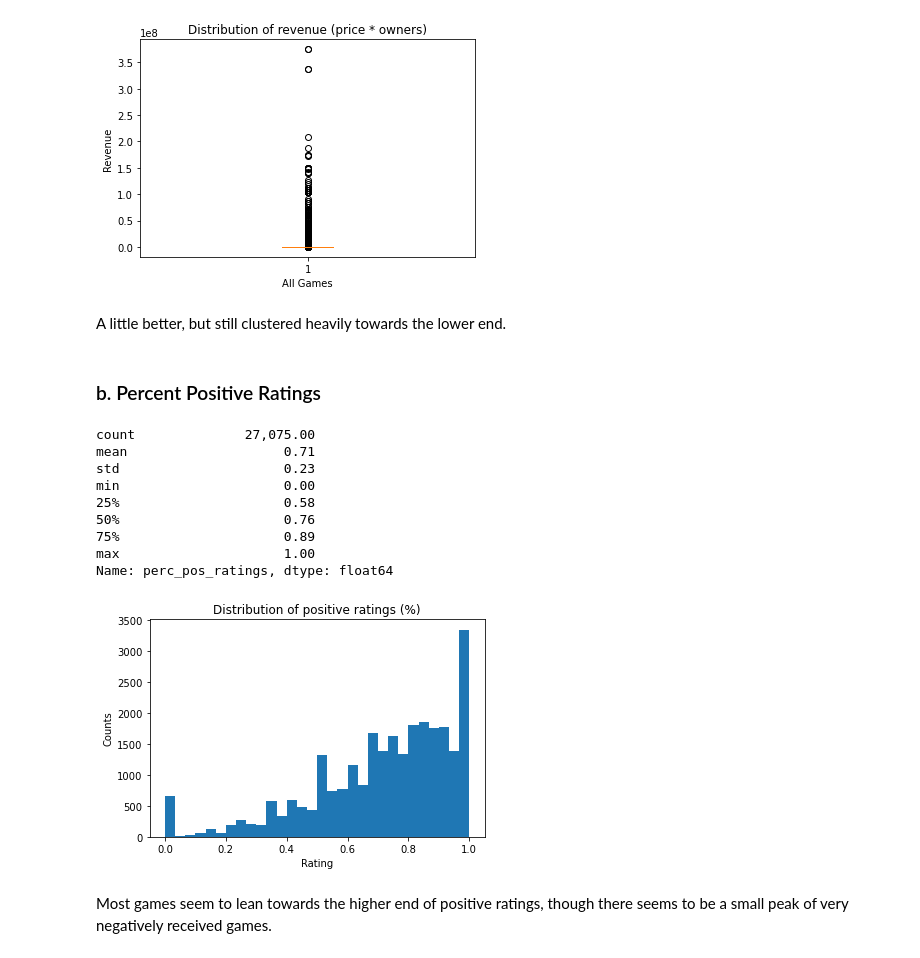
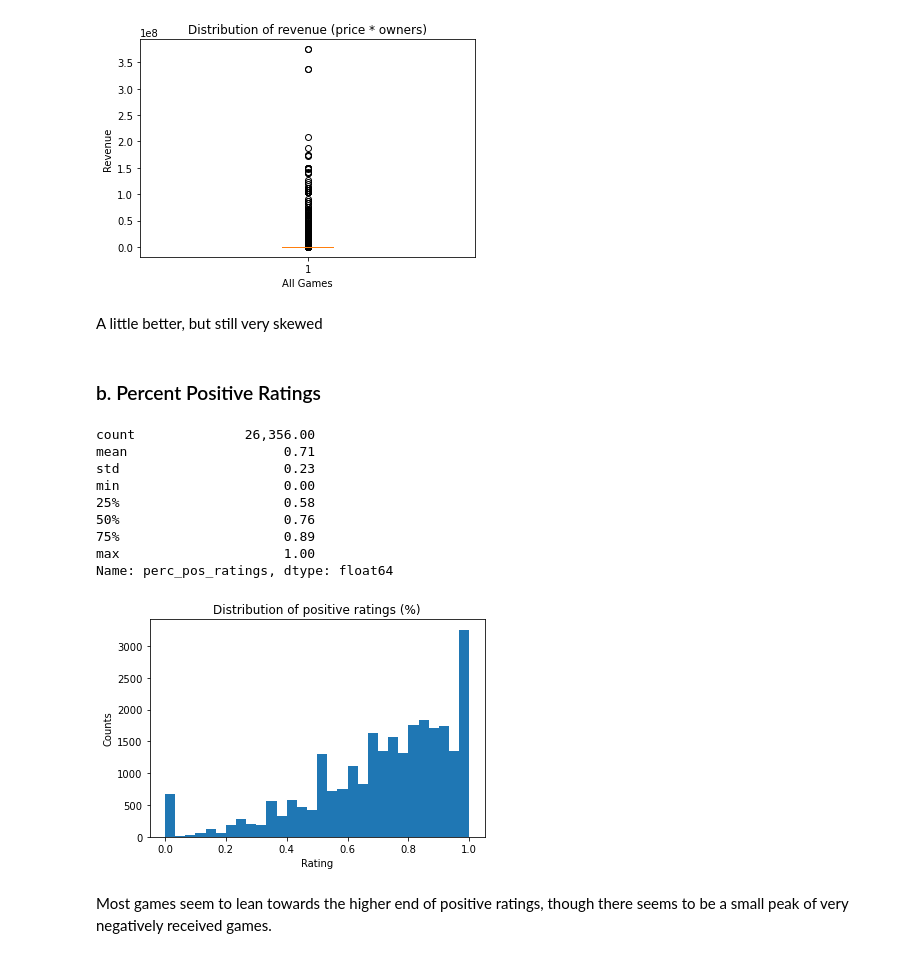
Before and after one commit to divzueri/Springboard, a Jupyter notebook: Capstone2/notebooks/3_EDA.ipynb, the cells around one changed output. Drawn from its saved outputs; the diff is of its cells as text; code cells hidden in the pictures.

```diff
--- a/Capstone2/notebooks/3_EDA.ipynb
+++ b/Capstone2/notebooks/3_EDA.ipynb
@@ -9,5 +9,6 @@ import os
 # %%
 pd.options.display.float_format = '{:20,.2f}'.format
 # %%
-steam_data = pd.read_csv('../data/steam_clean.csv', parse_dates=['release_date'])
+steam_data = pd.read_csv('../data/steam_clean.csv', parse_dates=['release_date'], index_col=0)
+steam_data2 = pd.read_csv('../data/steam_clean2.csv', parse_dates=['release_date'], index_col=0)
 # %%
@@ -169,13 +178,13 @@ plt.ylabel('Revenue');
 # %% [output]
 [figure]
 # %% [markdown]
-A little better, but still clustered heavily towards the lower end.
+A little better, but still very skewed
 # %% [markdown]
 ### b. Percent Positive Ratings
 # %%
-steam_data['perc_pos_ratings'].describe()
+steam_data2['perc_pos_ratings'].describe()
 # %% [output]
-count              27,075.00
+count              26,356.00
 mean                    0.71
 std                     0.23
 min                     0.00
@@ -187,12 +196,12 @@ Name: perc_pos_ratings, dtype: float64
 # %%
 fig, ax = plt.subplots()
 
-ax.hist(steam_data['perc_pos_ratings'], bins=30);
+ax.hist(steam_data2['perc_pos_ratings'], bins=30);
 ax.set_title('Distribution of positive ratings (%)');
 ax.set_xlabel('Rating');
 ax.set_ylabel('Counts');
 ax.ticklabel_format(useOffset=False, style='plain');
 # %% [output]
-[figure, old version]
+[figure, new version]
 # %% [markdown]
 Most games seem to lean towards the higher end of positive ratings, though there seems to be a small peak of very negatively received games.
```
Also changed, not shown: parts of 12 cells of this notebook, 3 other files.
